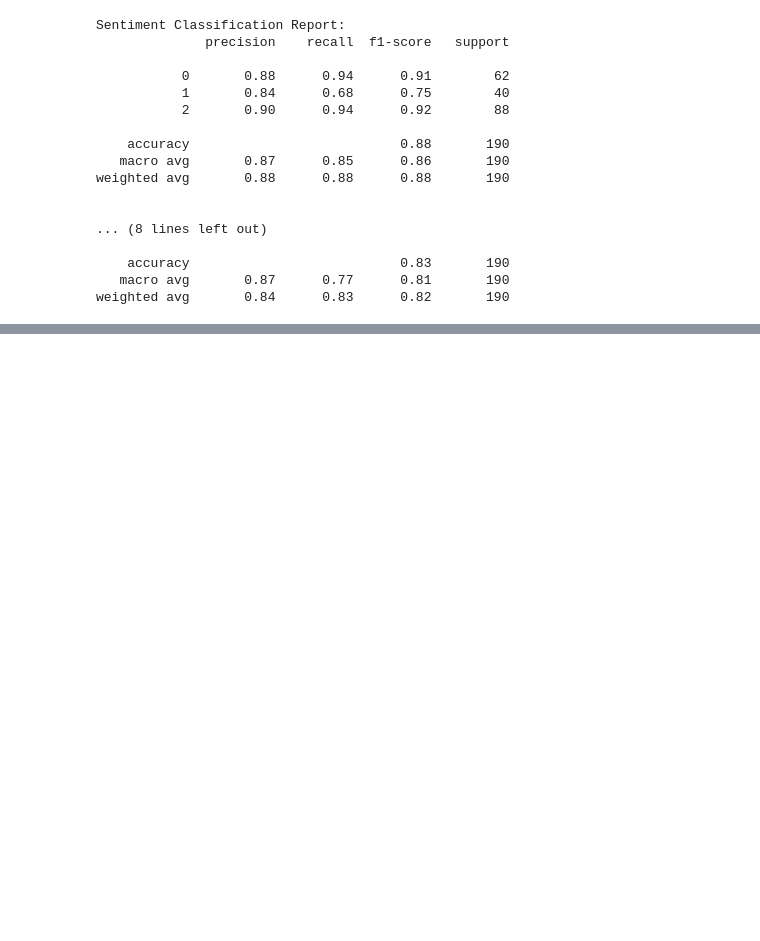
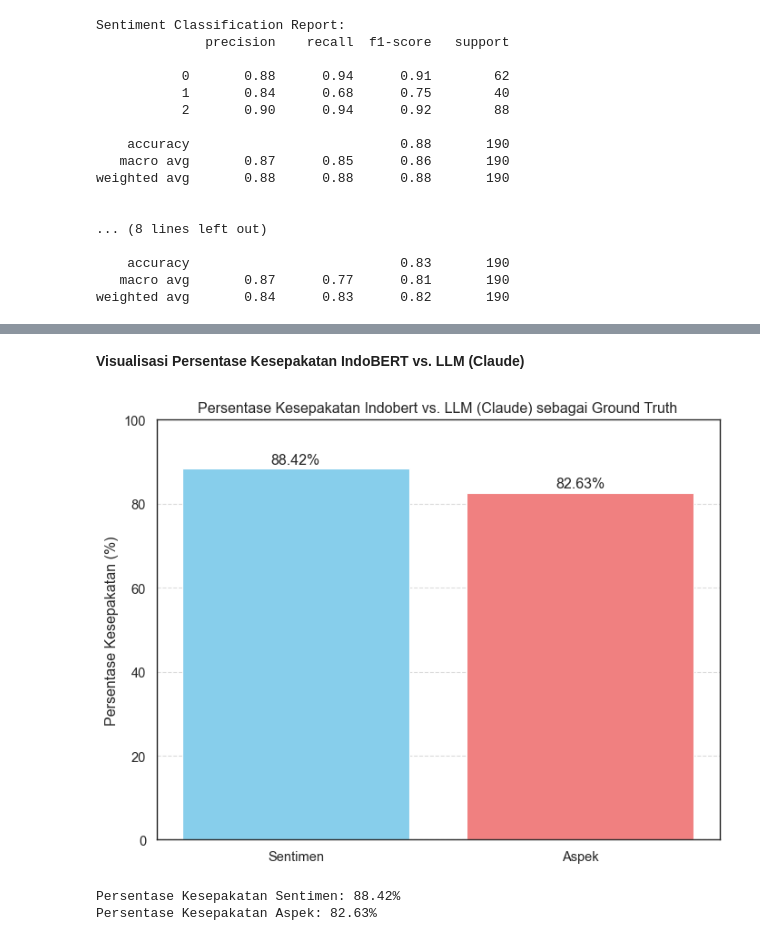
Before and after one commit to mandayash/Aspect-Sentiment-IndoBERT, a Jupyter notebook: Sentiment_Tubes.ipynb, the cells around one changed output, grey strips where cells are left out. Saved outputs shown, nothing was run; the diff lists cells and outputs as text; code cells hidden in the pictures; blank space fills up the shorter version.

```diff
--- a/Sentiment_Tubes.ipynb
+++ b/Sentiment_Tubes.ipynb
@@ -1774,0 +1826,38 @@ weighted avg       0.84      0.83      0.82       190
+# %% [markdown]
+**Visualisasi Persentase Kesepakatan IndoBERT vs. LLM (Claude)**
+# %%
+import matplotlib.pyplot as plt
+import numpy as np
+from sklearn.metrics import accuracy_score
+
+
+# Hitung persentase kesepakatan (accuracy)
+agreement_sentiment = accuracy_score(true_sentiments, pred_sentiments) * 100
+agreement_aspek = accuracy_score(true_aspeks, pred_aspeks) * 100
+
+# Data untuk bar chart
+labels = ['Sentimen', 'Aspek']
+agreement_percentages = [agreement_sentiment, agreement_aspek]
+
+# Buat bar chart
+plt.figure(figsize=(8, 6))
+bars = plt.bar(labels, agreement_percentages, color=['skyblue', 'lightcoral'])
+
+# Tambahkan nilai persentase di atas setiap bar
+for bar in bars:
+    yval = bar.get_height()
+    plt.text(bar.get_x() + bar.get_width()/2, yval + 0.5, f'{yval:.2f}%', ha='center', va='bottom')
+
+plt.ylim(0, 100) # Batasi sumbu Y dari 0 sampai 100%
+plt.ylabel('Persentase Kesepakatan (%)')
+plt.title('Persentase Kesepakatan Indobert vs. LLM (Claude) sebagai Ground Truth')
+plt.grid(axis='y', linestyle='--', alpha=0.7)
+plt.show()
+
+# Cetak juga nilai persentasenya
+print(f"Persentase Kesepakatan Sentimen: {agreement_sentiment:.2f}%")
+print(f"Persentase Kesepakatan Aspek: {agreement_aspek:.2f}%")
+# %% [output]
+[figure, added]
+Persentase Kesepakatan Sentimen: 88.42%
+Persentase Kesepakatan Aspek: 82.63%
```
Also changed, not shown: parts of 21 cells of this notebook, 1 other file.
